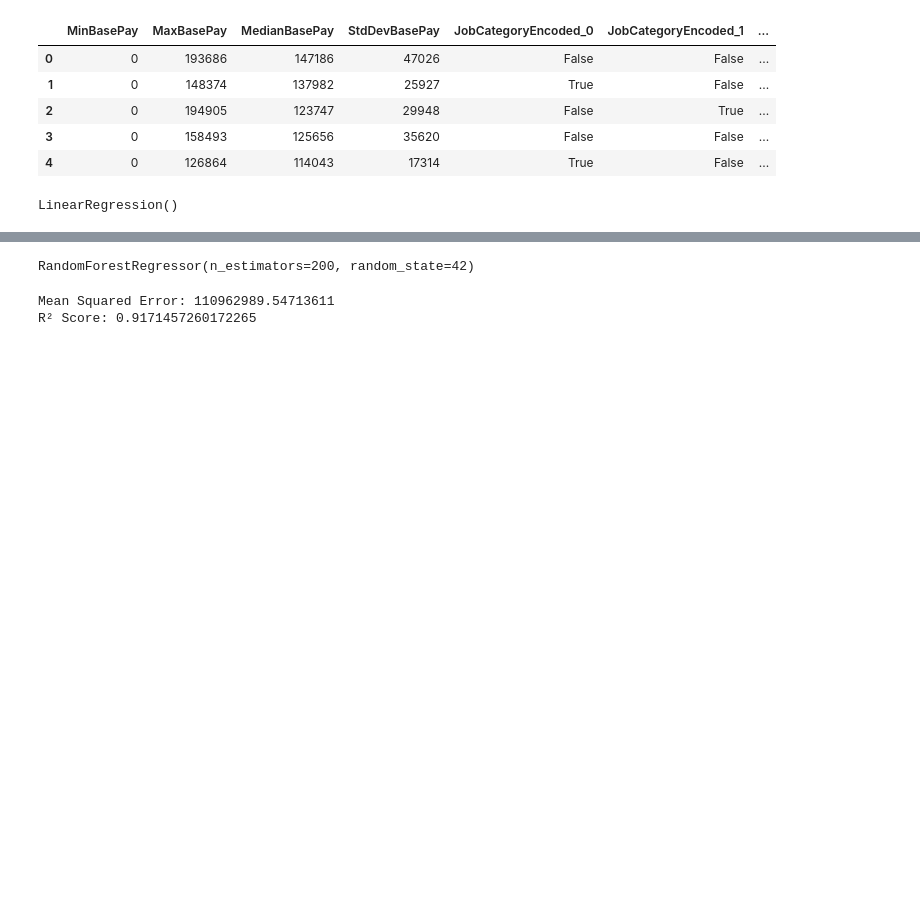
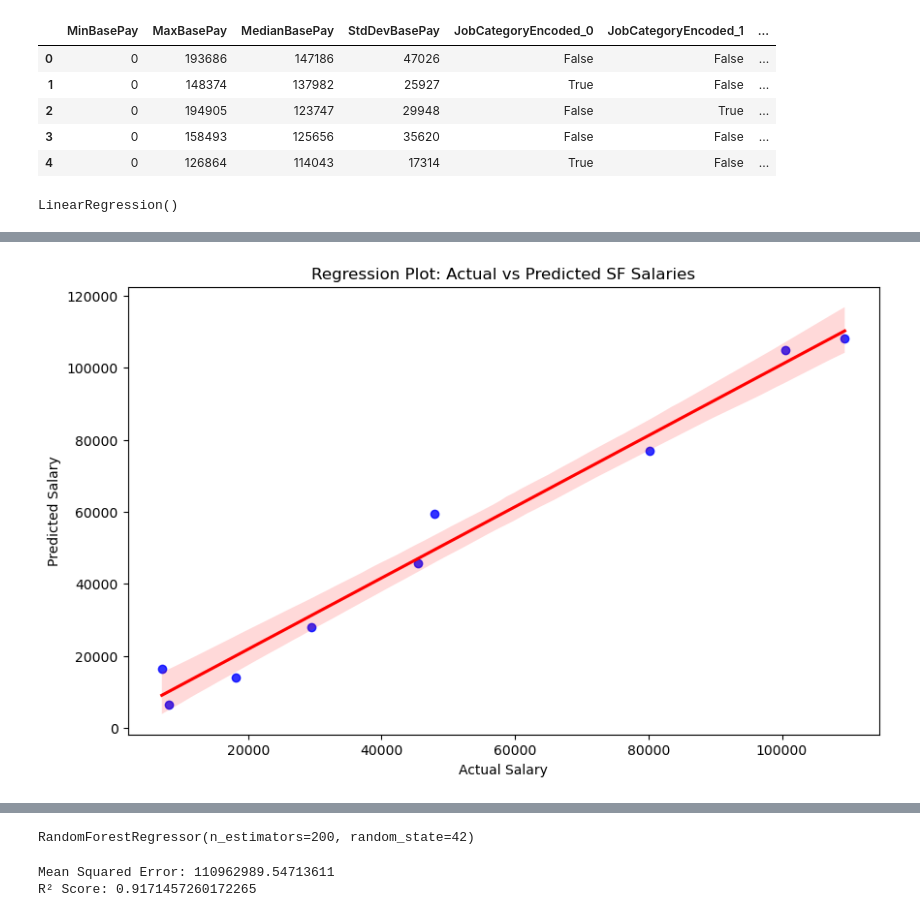
Before and after one commit to adrapiza/Project4-Group3, a Jupyter notebook: Prediction SF Salaries.ipynb, the cells around one changed output, grey strips where cells are left out. Drawn from its saved outputs; the diff is of its cells as text; code cells hidden in the pictures; blank space fills up the shorter version.

Commit message:
Updated with Model Visuals

```diff
--- a/Prediction SF Salaries.ipynb
+++ b/Prediction SF Salaries.ipynb
@@ -880,0 +888,10 @@ baseline_linear
+# %%
+#Regression Plot for SF Salaries - Actual Vs Predicted
+plt.figure(figsize=(10, 6))
+sns.regplot(x=y_test, y=predictions, scatter_kws={"color": "blue"}, line_kws={"color": "red"})
+plt.xlabel("Actual Salary")
+plt.ylabel("Predicted Salary")
+plt.title("Regression Plot: Actual vs Predicted SF Salaries")
+plt.show()
+# %% [output]
+[figure, added]
```
Also changed, not shown: parts of 21 cells of this notebook.
